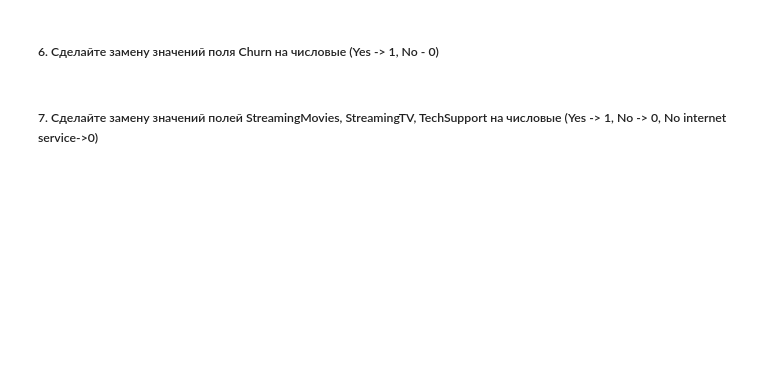
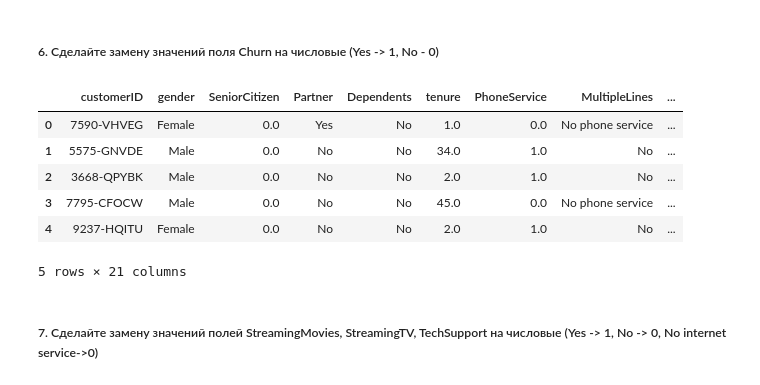
Before and after one commit to humantom88/geekbrains-ml-in-business, a Jupyter notebook: lesson1/homework/HW1.ipynb, the cells around one changed output. Cells and saved outputs as stored; diff of their text form; code cells hidden in the pictures; blank space fills up the shorter version.

```diff
--- a/lesson1/homework/HW1.ipynb
+++ b/lesson1/homework/HW1.ipynb
@@ -107,2 +128,14 @@ df.astype('float')
+# %%
+# Ваш код здесь
+df["Churn"] = df["Churn"].map(lambda x: 1 if x == "Yes" else 0)
+df.head(5)
+# %% [output]
+|  | customerID | gender | SeniorCitizen | Partner | Dependents | tenure | PhoneService | MultipleLines | ... |
+| 0 | 7590-VHVEG | Female | 0.0 | Yes | No | 1.0 | 0.0 | No phone service | ... |
+| 1 | 5575-GNVDE | Male | 0.0 | No | No | 34.0 | 1.0 | No | ... |
+| 2 | 3668-QPYBK | Male | 0.0 | No | No | 2.0 | 1.0 | No | ... |
+| 3 | 7795-CFOCW | Male | 0.0 | No | No | 45.0 | 0.0 | No phone service | ... |
+| 4 | 9237-HQITU | Female | 0.0 | No | No | 2.0 | 1.0 | No | ... |
+5 rows × 21 columns
 # %% [markdown]
 ##### 7. Сделайте замену значений полей StreamingMovies, StreamingTV, TechSupport  на числовые (Yes -> 1, No -> 0, No internet service->0)
```
Also changed, not shown: parts of 26 cells of this notebook, 16 other files.
